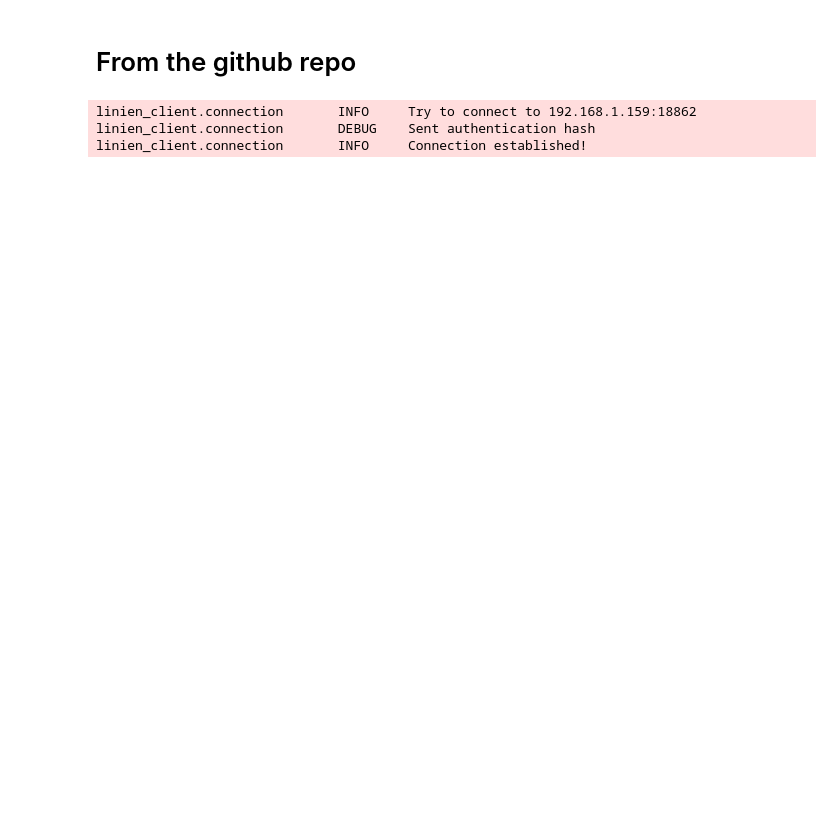
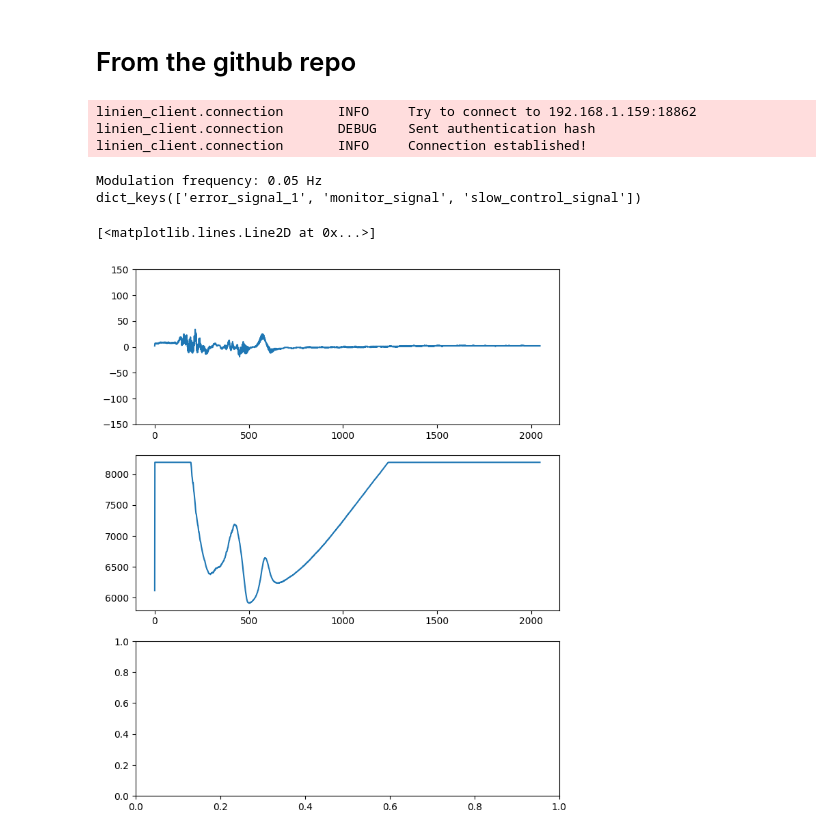
Before and after one commit to jack00look/RP_Spectroscopy, a Jupyter notebook: GettingStarted.ipynb, the cells around one changed output. Saved outputs shown, nothing was run; the diff lists cells and outputs as text; code cells hidden in the pictures; blank space fills up the shorter version.

```diff
--- a/GettingStarted.ipynb
+++ b/GettingStarted.ipynb
@@ -10,6 +10,15 @@ from time import sleep
 from linien_client.device import Device
 from linien_client.connection import LinienClient
 from linien_common.common import AutolockMode
+from linien_common.common import  MHz, Vpp, ANALOG_OUT_V
+
+# --------------------------------------------------------------------
+# Matplotlib Inline Patch — fixes AttributeError on rcParams._get
+# --------------------------------------------------------------------
+import matplotlib as mpl
+if not hasattr(mpl.rcParams, "_get"):
+    mpl.rcParams._get = mpl.rcParams.get
+# --------------------------------------------------------------------
 
 #import matplotlib
 #matplotlib.use("TkAgg")  # or "Qt5Agg"
@@ -62,6 +71,40 @@ c.connection.root.start_sweep()
 linien_client.connection       INFO     Try to connect to 192.168.1.159:18862
 linien_client.connection       DEBUG    Sent authentication hash
 linien_client.connection       INFO     Connection established!
+# %%
+def get_val(val):
+    print("Got value:", val)
+# %%
+c.parameters.modulation_frequency.add_callback(get_val)
+c.parameters.sweep_speed.value = 7
+c.parameters.modulation_frequency.value = 0.05*MHz
+c.connection.root.write_registers()
+# %%
+
+# Wait until the laser is unlocked
+wait_for_lock_status(False)
+
+import time
+time.sleep(1)
+c.parameters.check_for_changed_parameters()
+mod_freq_raw = c.parameters.modulation_frequency.value
+mod_freq = mod_freq_raw/MHz
+print(f"Modulation frequency: {mod_freq} Hz")
+
+# Record a reference spectrum
+to_plot = pickle.loads(c.parameters.to_plot.value)
+
+print(to_plot.keys())
+
+fig,ax = plt.subplots(3,1, figsize=(8, 10))
+ax[0].plot(to_plot["error_signal_1"], label="error_signal_1")
+ax[0].set_ylim(-150,150)
+ax[1].plot(to_plot["monitor_signal"], label="monitor_signal_1")
+# %% [output]
+Modulation frequency: 0.05 Hz
+dict_keys(['error_signal_1', 'monitor_signal', 'slow_control_signal'])
+[<matplotlib.lines.Line2D at 0x...>]
+[figure, added]
 # %%
 
 # Wait until the laser is unlocked
```
Also changed, not shown: parts of 1 cell of this notebook, 19 other files.
